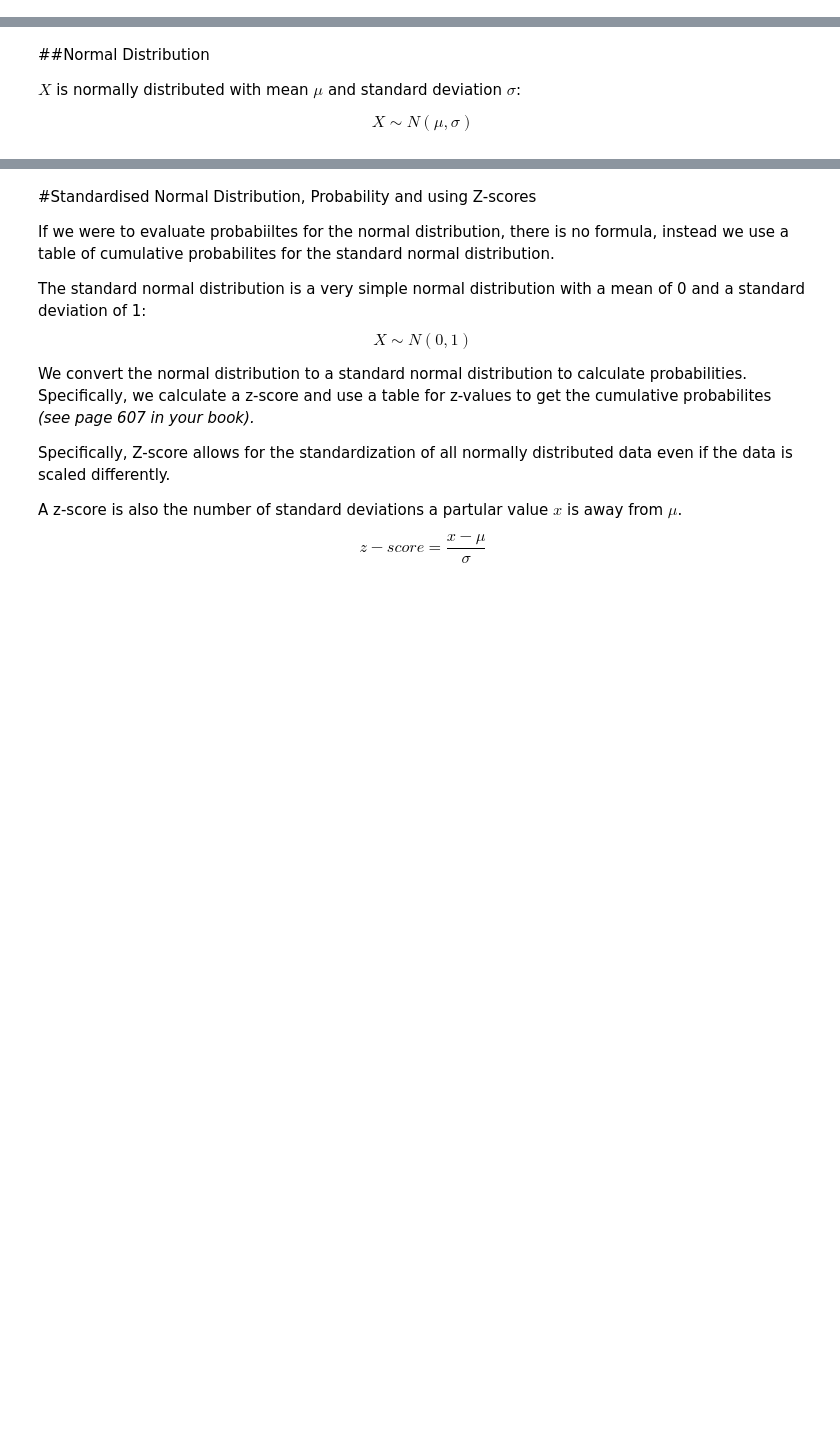
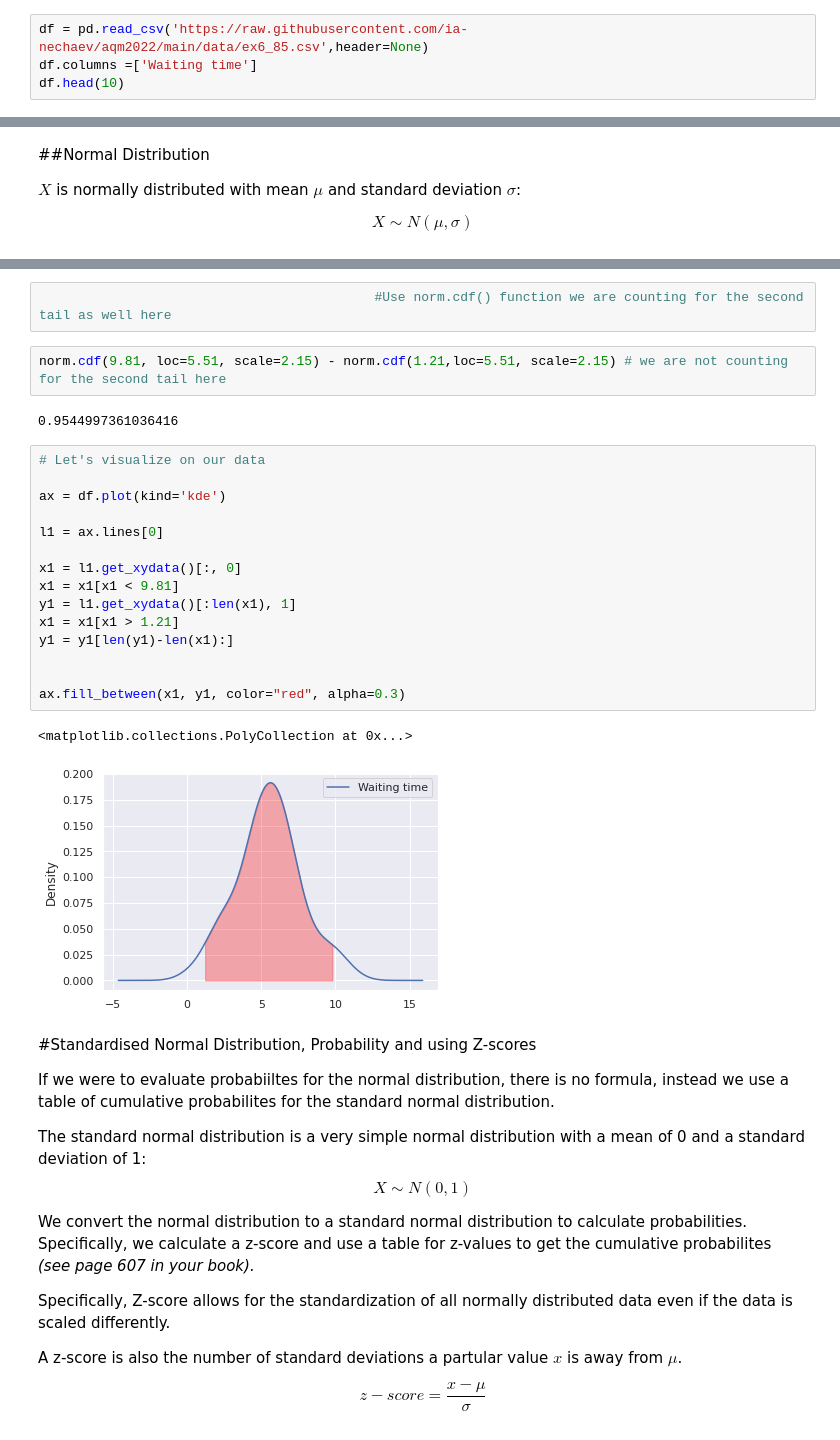
Before and after one commit to ia-nechaev/aqm2022, a Jupyter notebook: Exercises_Chapter6.ipynb, the cells around one changed output, grey strips where cells are left out. Saved outputs shown, nothing was run; the diff lists cells and outputs as text; blank space fills up the shorter version.

```diff
--- a/Exercises_Chapter6.ipynb
+++ b/Exercises_Chapter6.ipynb
@@ -64,0 +55,4 @@ np.std(price)
+# %%
+df = pd.read_csv('https://raw.githubusercontent.com/ia-nechaev/aqm2022/main/data/ex6_85.csv',header=None)
+df.columns =['Waiting time']
+df.head(10)
@@ -143,5 +202,29 @@ $$P(X < 500) = 0.50 + 0.475 = 0.975 $$
 
 In a pinch, where some rough calculations are ok, one can sometimes use the empirical rule.
+# %%
+                                           #Use norm.cdf() function we are counting for the second tail as well here
+# %%
+norm.cdf(9.81, loc=5.51, scale=2.15) - norm.cdf(1.21,loc=5.51, scale=2.15) # we are not counting for the second tail here
+# %% [output]
+0.9544997361036416
+# %%
+# Let's visualize on our data
+
+ax = df.plot(kind='kde')
+
+l1 = ax.lines[0]
+
+x1 = l1.get_xydata()[:, 0]
+x1 = x1[x1 < 9.81]
+y1 = l1.get_xydata()[:len(x1), 1]
+x1 = x1[x1 > 1.21]
+y1 = y1[len(y1)-len(x1):]
+
+
+ax.fill_between(x1, y1, color="red", alpha=0.3)
+# %% [output]
+<matplotlib.collections.PolyCollection at 0x...>
+[figure, added]
 # %% [markdown]
 #Standardised Normal Distribution, Probability and using Z-scores
 
```
Also changed, not shown: parts of 44 cells of this notebook.
